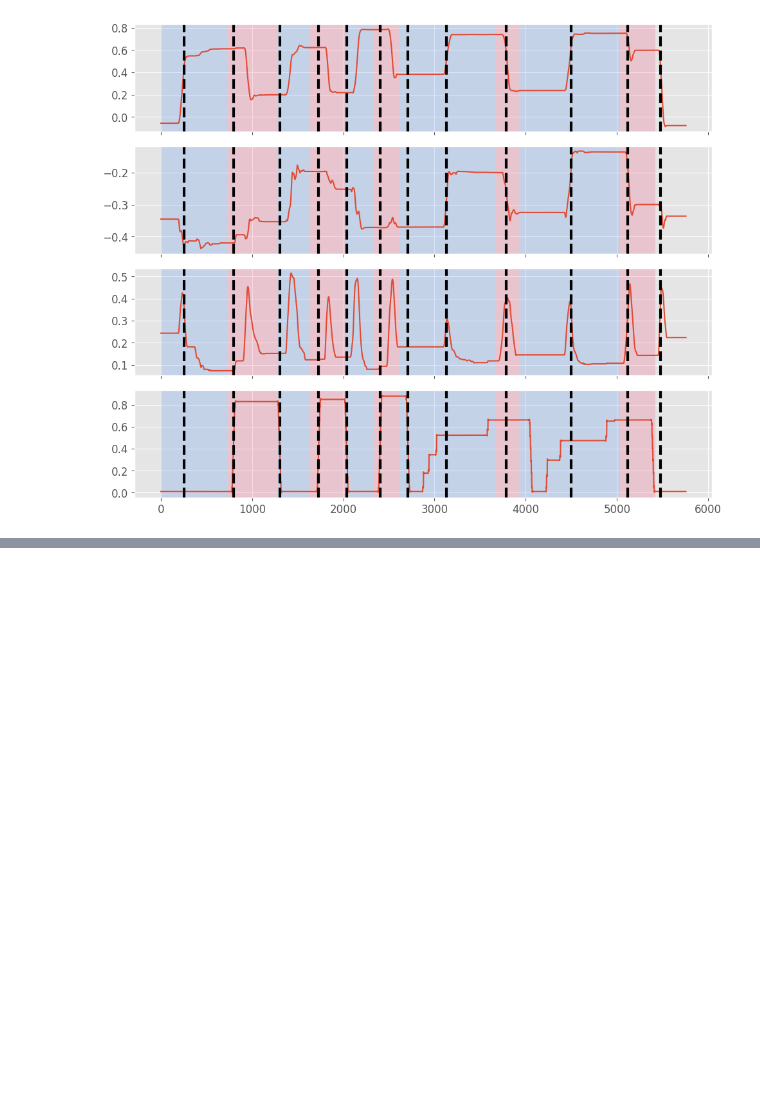
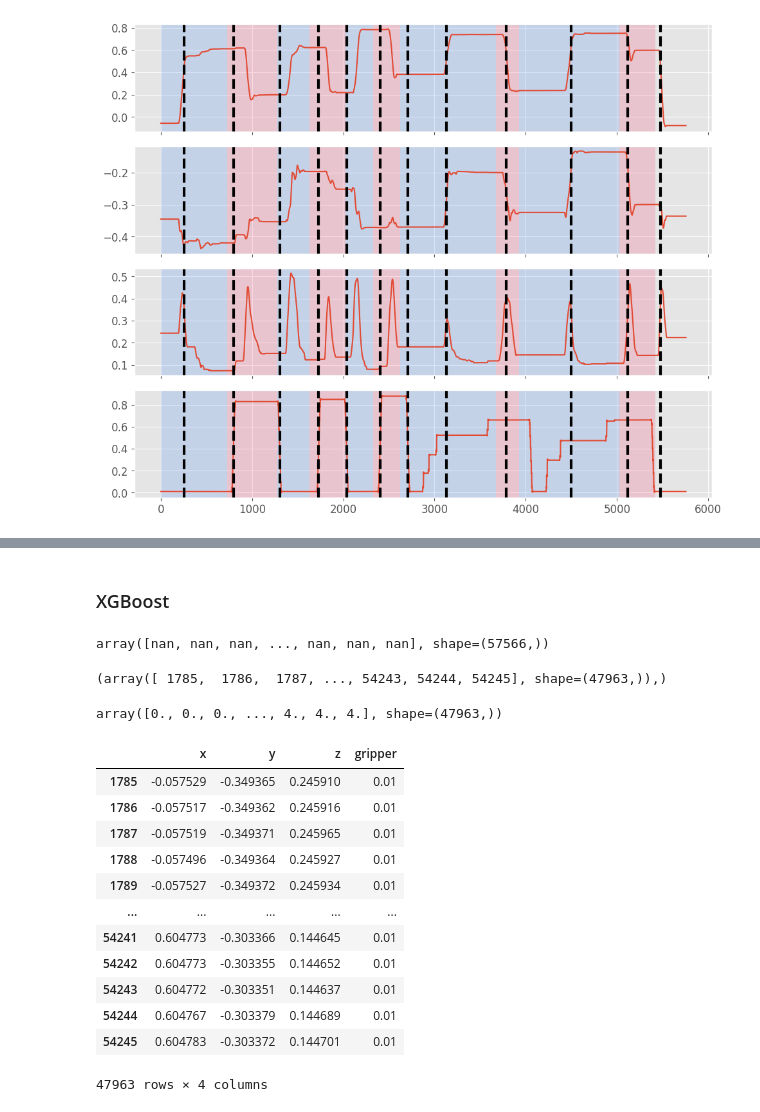
Before and after one commit to AlexanderHIth/temporaryforLSTMTesting, a Jupyter notebook: ur5e-table-task-segmentation.ipynb, the cells around one changed output, grey strips where cells are left out. Drawn from its saved outputs; the diff is of its cells as text; code cells hidden in the pictures; blank space fills up the shorter version.

```diff
--- a/ur5e-table-task-segmentation.ipynb
+++ b/ur5e-table-task-segmentation.ipynb
@@ -268,7 +276,10 @@ true_cps
 # %% [output]
 array([1.75737520e+09, 1.75737522e+09, 1.75737523e+09, 1.75737526e+09])
 # %%
-labels = gt_segm_dict["HigherLevel"].keys()
+what_segments = "HigherLevel"
+# what_segments = "LowerLevel"
+
+labels = gt_segm_dict[what_segments].keys()
 labels
 # %% [output]
 dict_keys(['plate', 'cup', 'napkin', 'spoon', 'fork'])
@@ -469,0 +482,65 @@ with plt.style.context("ggplot_perso.mplstyle"):
+# %% [markdown]
+### XGBoost
+# %%
+def get_closest_ts(traj_ts, query_idx):
+    idx2ts = pd.Timestamp(
+        dt.datetime.fromtimestamp(query_idx) - dt.timedelta(hours=1),
+        tz="EST",
+    )
+    closest_tdelta = (traj_ts - idx2ts).abs().min()
+    idx_res = traj_ts.index[traj_ts == closest_tdelta + idx2ts]
+    return idx_res[0]
+# %%
+# Create supervised labels
+y = np.ones(shape=X.shape[0]) * np.nan
+if what_segments == "HigherLevel":
+    for sect_i, sect_key in enumerate(gt_segm_dict[what_segments].keys()):
+        sect_dict_current = gt_segm_dict[what_segments][sect_key]
+        idx_ini = get_closest_ts(
+            traj_ts=traj.timestamp, query_idx=sect_dict_current["ini"]
+        )
+        idx_end = get_closest_ts(
+            traj_ts=traj.timestamp, query_idx=sect_dict_current["end"]
+        )
+        y[idx_ini:idx_end] = sect_i
+
+elif what_segments == "LowerLevel":
+    for sect_i, sect_key in enumerate(gt_segm_dict[what_segments].keys()):
+        skill_current = gt_segm_dict[what_segments][sect_key]
+        for skill_i, skill_val in enumerate(skill_current):
+            idx_ini = get_closest_ts(traj_ts=traj.timestamp, query_idx=skill_val["ini"])
+            idx_end = get_closest_ts(traj_ts=traj.timestamp, query_idx=skill_val["end"])
+            y[idx_ini:idx_end] = skill_i
+
+else:
+    raise ValueError("what_segments can only be 'HigherLevel' or 'LowerLevel'")
+y
+# %% [output]
+array([nan, nan, nan, ..., nan, nan, nan], shape=(57566,))
+# %%
+idx2filter = np.where(~np.isnan(y))
+idx2filter
+# %% [output]
+(array([ 1785,  1786,  1787, ..., 54243, 54244, 54245], shape=(47963,)),)
+# %%
+y_filtered = y[idx2filter]
+y_filtered
+# %% [output]
+array([0., 0., 0., ..., 4., 4., 4.], shape=(47963,))
+# %%
+X_filtered = X.iloc[idx2filter]
+X_filtered
+# %% [output]
+|  | x | y | z | gripper |
+| 1785 | -0.057529 | -0.349365 | 0.245910 | 0.01 |
+| 1786 | -0.057517 | -0.349362 | 0.245916 | 0.01 |
+| 1787 | -0.057519 | -0.349371 | 0.245965 | 0.01 |
+| 1788 | -0.057496 | -0.349364 | 0.245927 | 0.01 |
+| 1789 | -0.057527 | -0.349372 | 0.245934 | 0.01 |
+| ... | ... | ... | ... | ... |
+| 54241 | 0.604773 | -0.303366 | 0.144645 | 0.01 |
+| 54242 | 0.604773 | -0.303355 | 0.144652 | 0.01 |
+| 54243 | 0.604772 | -0.303351 | 0.144637 | 0.01 |
+| 54244 | 0.604767 | -0.303379 | 0.144689 | 0.01 |
+| 54245 | 0.604783 | -0.303372 | 0.144701 | 0.01 |
+47963 rows × 4 columns
```
Also changed, not shown: parts of 10 cells of this notebook, 2 other files.
